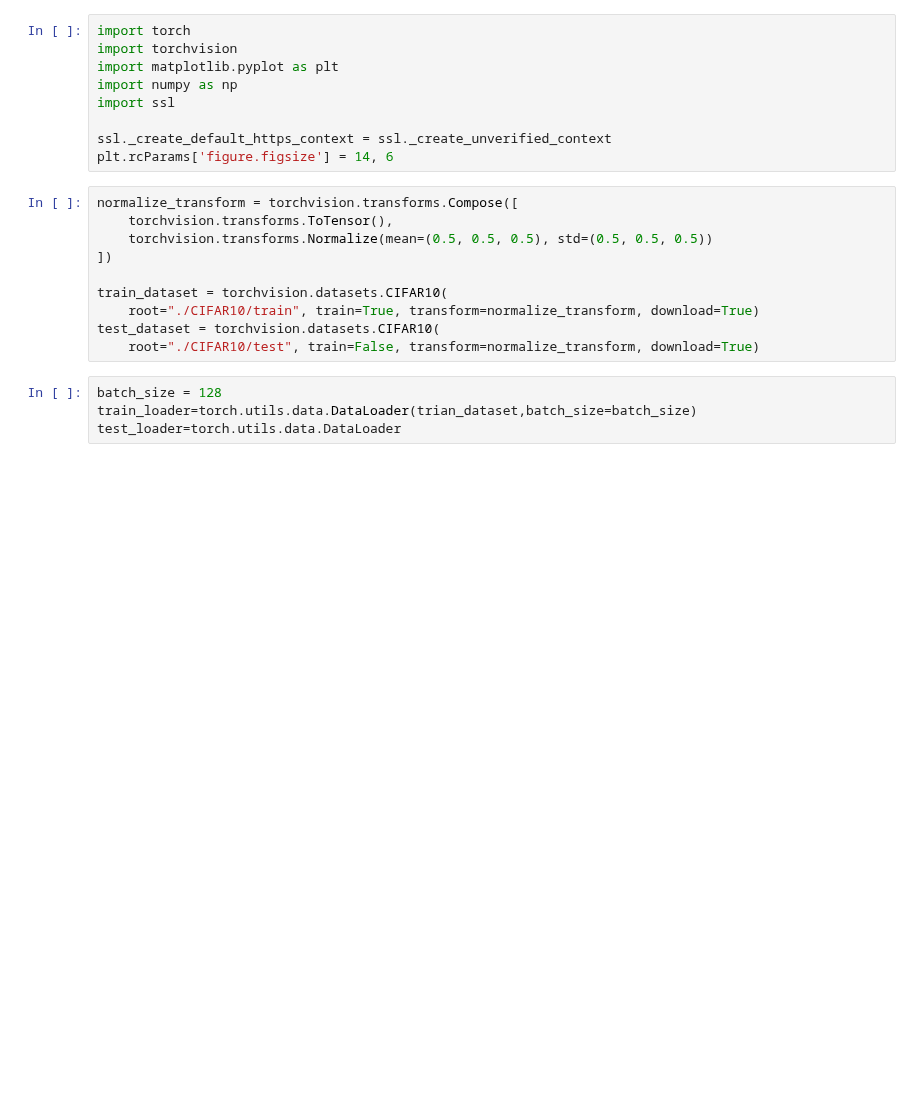
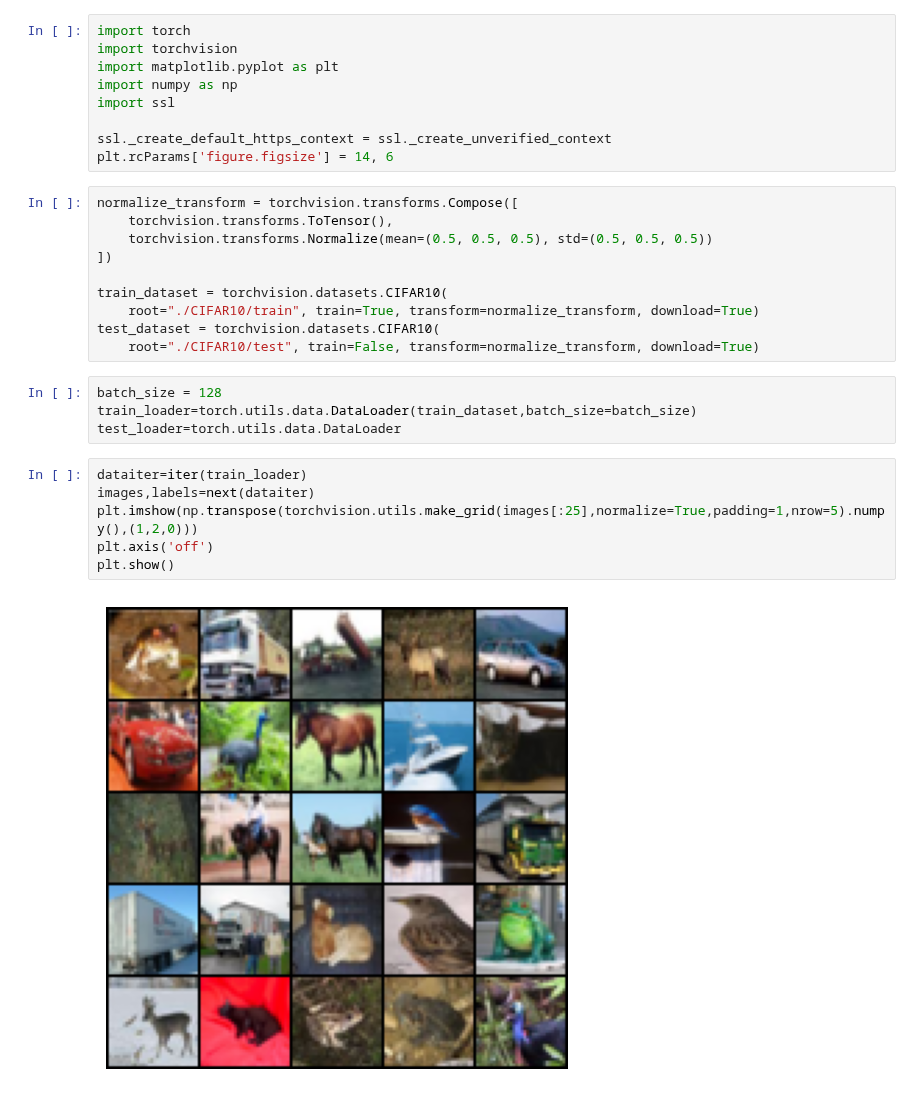
Before and after one commit to shovo896/DeepLearning2, a Jupyter notebook: cnn.ipynb, the cells around one changed output. Cells and saved outputs as stored; diff of their text form; blank space fills up the shorter version.

```diff
--- a/cnn.ipynb
+++ b/cnn.ipynb
@@ -19,5 +19,13 @@ test_dataset = torchvision.datasets.CIFAR10(
     root="./CIFAR10/test", train=False, transform=normalize_transform, download=True)
 # %%
 batch_size = 128
-train_loader=torch.utils.data.DataLoader(trian_dataset,batch_size=batch_size)
+train_loader=torch.utils.data.DataLoader(train_dataset,batch_size=batch_size)
 test_loader=torch.utils.data.DataLoader
+# %%
+dataiter=iter(train_loader)
+images,labels=next(dataiter)
+plt.imshow(np.transpose(torchvision.utils.make_grid(images[:25],normalize=True,padding=1,nrow=5).numpy(),(1,2,0)))
+plt.axis('off')
+plt.show()
+# %% [output]
+[figure, added]
```
